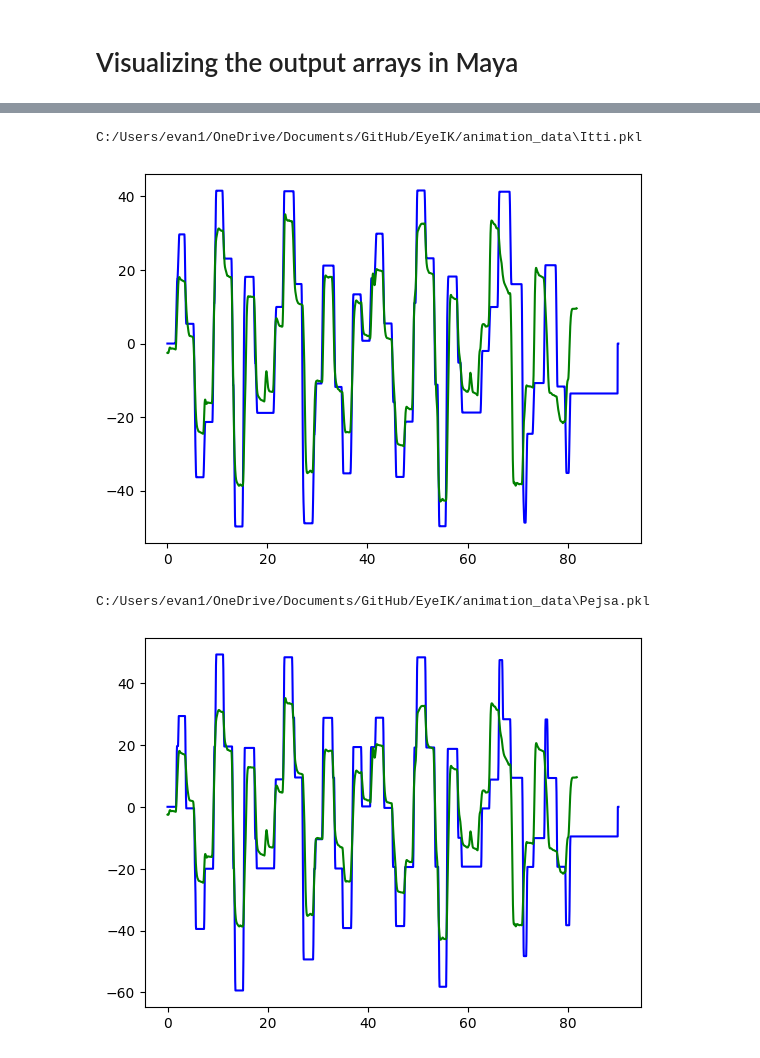
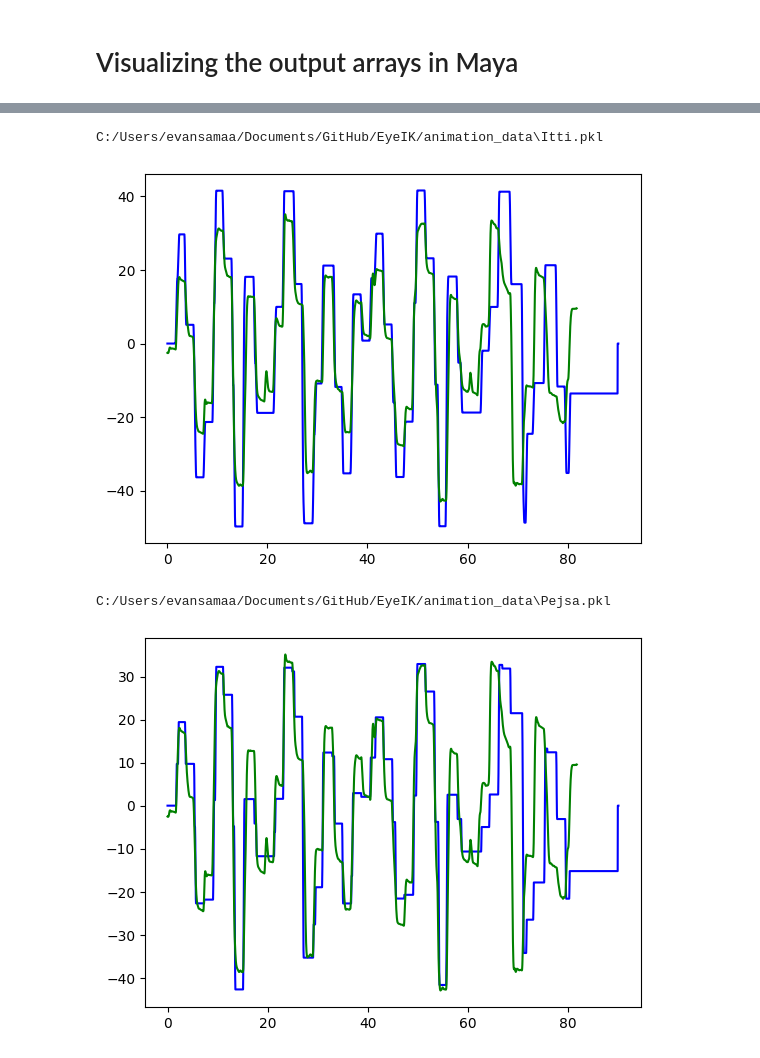
Before and after one commit to EvanSamaa/EyeIK, a Jupyter notebook: test_model_gt_example.ipynb, the cells around one changed output, grey strips where cells are left out. Saved outputs shown, nothing was run; the diff lists cells and outputs as text; code cells hidden in the pictures.

```diff
--- a/test_model_gt_example.ipynb
+++ b/test_model_gt_example.ipynb
@@ -193,8 +194,8 @@ class InternalModelFromCapture:
     def get_base_pose(self):
         return np.array([0, 0, 100])
 # %%
-# drive = "F:/"
-drive = "E:/"
+drive = "F:/"
+# drive = "E:/"
 input_json_0 = json.load(open(os.path.join(*[drive, "MASC/EYE_IK/ground_truth/Experiment_2_onward_condition_pilot.json"])))
 print(input_json_0.keys())
 
@@ -208,13 +209,10 @@ dict_keys(['head_trajectory', 'eye_trajectory', 'target_trajectory', 'input_targ
 # Select the Deesired set of inputs
 # %%
 OUTPUT_ROOT = "C:/Users/evansamaa/Documents/GitHub/EyeIK/animation_data"
-OUTPUT_ROOT = "C:/Users/evan1/OneDrive/Documents/GitHub/EyeIK/animation_data"
+# OUTPUT_ROOT = "C:/Users/evan1/OneDrive/Documents/GitHub/EyeIK/animation_data"
 
 input_json = input_json_0
 sequence = sequence_0
-
-
-
 input_sequence = get_gaze_inputs_naive(np.array(input_json["eye_trajectory"]), np.array(input_json["head_trajectory"]), input_json["input_target_times"], input_json["input_target_angle"])
 input_sequence = np.array(sequence).T
 internal_model = InternalModelFromCapture(input_json, gaze_arr = input_sequence[1].copy())
@@ -308,19 +311,19 @@ ek, hk, micro_saccade = saccade_generator.compute()
 output_motion(hk, ek, micro_saccade, os.path.join(OUTPUT_ROOT, "Itti.pkl"))
 compare_kf_plot(gt_ek, ek, gt_hk, hk)
 # %% [output]
-C:/Users/evan1/OneDrive/Documents/GitHub/EyeIK/animation_data\Itti.pkl
+C:/Users/evansamaa/Documents/GitHub/EyeIK/animation_data\Itti.pkl
 [figure]
 # %%
 
 from Pejsa_implementation import *
 # get target positions from the scene:
-saccade_generator = Pejsa_SacccadeGenerator(input_sequence[0], gaze_positions, input_sequence[1], internal_model, 1)
+saccade_generator = Pejsa_SacccadeGenerator(input_sequence[0], gaze_positions, input_sequence[1], internal_model, 0.5)
 ek, hk, micro_saccade = saccade_generator.compute()
 output_motion(hk, ek, micro_saccade, os.path.join(OUTPUT_ROOT, "Pejsa.pkl"))
 compare_kf_plot(gt_ek, ek, gt_hk, hk)
 # %% [output]
-C:/Users/evan1/OneDrive/Documents/GitHub/EyeIK/animation_data\Pejsa.pkl
+C:/Users/evansamaa/Documents/GitHub/EyeIK/animation_data\Pejsa.pkl
-[figure, old version]
+[figure, new version]
 # %%
 from Proposed_model import *
 # get target positions from the scene:
```
Also changed, not shown: parts of 9 cells of this notebook, 11 other files.
